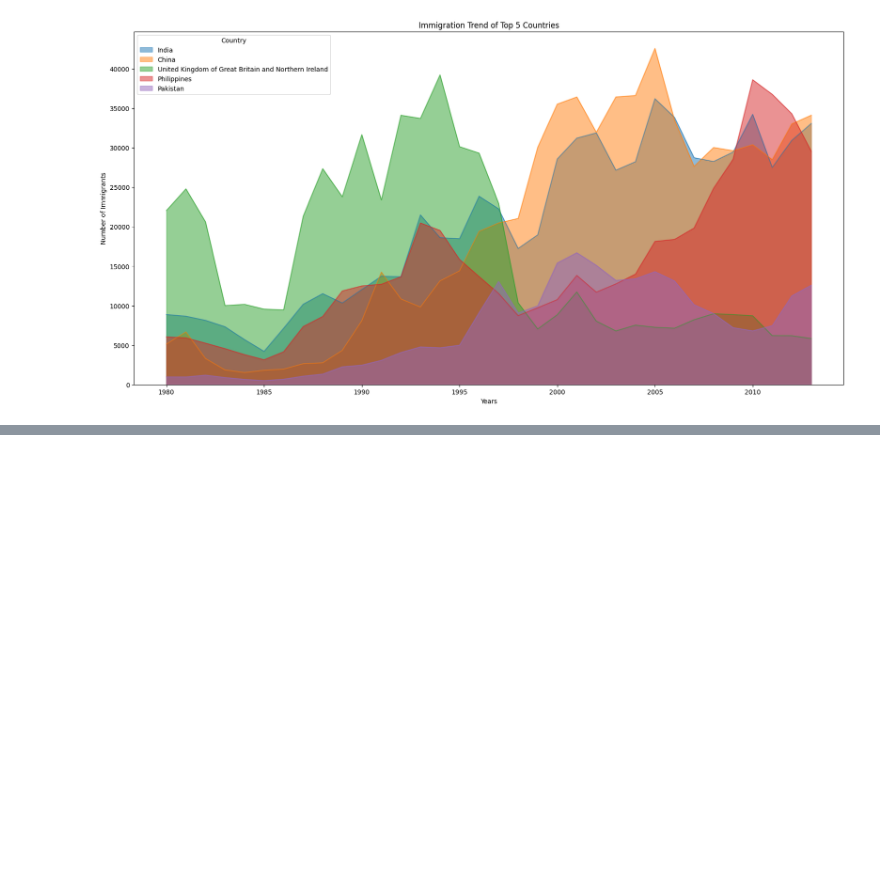
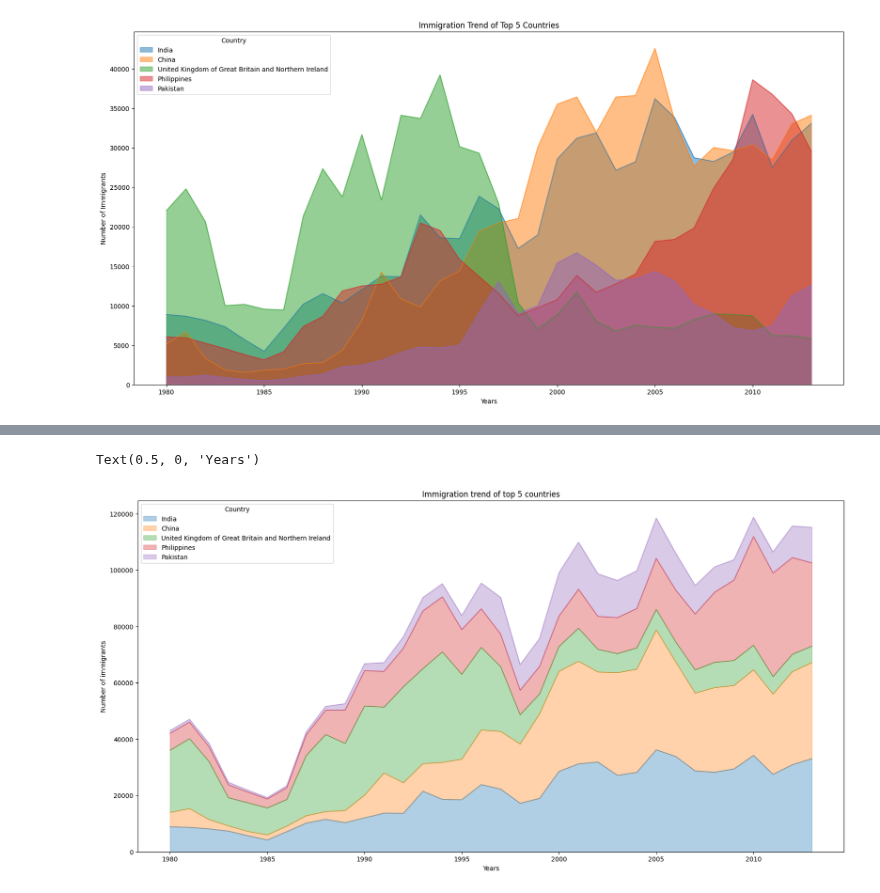
Before and after one commit to RajnishAdhikari/DataAnalysis, a Jupyter notebook: visualization_areaplot_histograms_barplot.ipynb, the cells around one changed output, grey strips where cells are left out. Cells and saved outputs as stored; diff of their text form; code cells hidden in the pictures; blank space fills up the shorter version.

Commit message:
plotting by scripting layer or procedural method

```diff
--- a/visualization_areaplot_histograms_barplot.ipynb
+++ b/visualization_areaplot_histograms_barplot.ipynb
@@ -221,0 +224,9 @@ plt.show()
+# %%
+# Scripting layer (procedural method) - using matplotlib.pyplot as 'plt'
+df_top5.plot(kind='area', alpha=0.35, figsize=(20, 10))
+plt.title('Immigration trend of top 5 countries')
+plt.ylabel('Number of immigrants')
+plt.xlabel('Years')
+# %% [output]
+Text(0.5, 0, 'Years')
+[figure, added]
```
Also changed, not shown: parts of 1 cell of this notebook.
